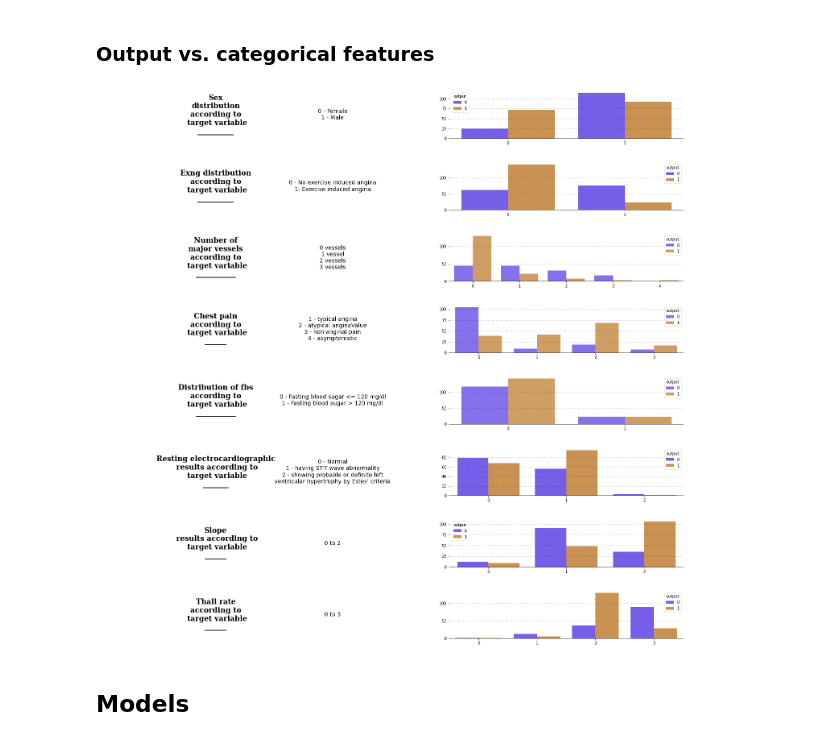
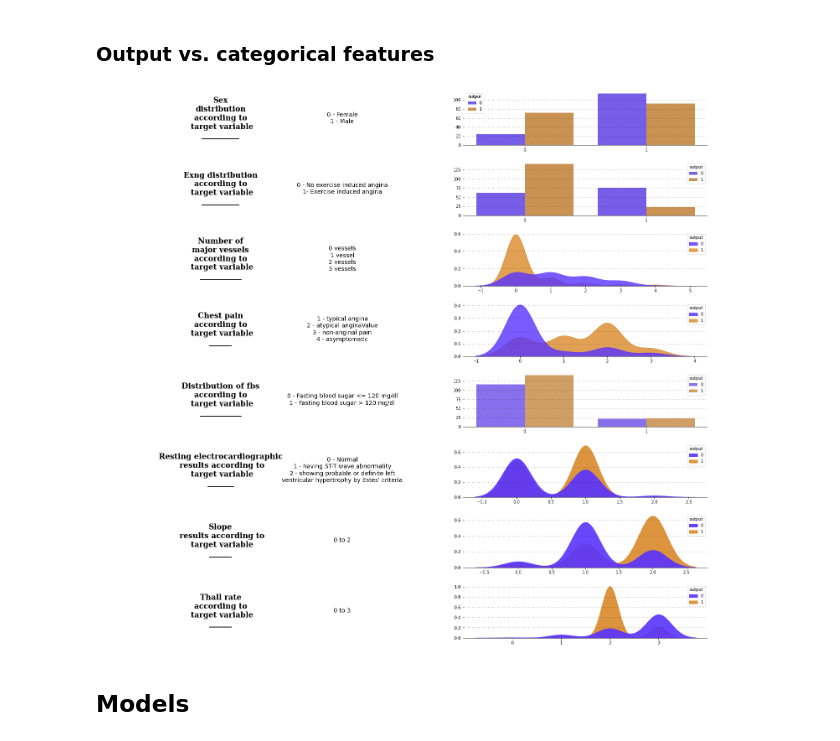
Before and after one commit to joaoreis16/heart_attack_prediction, a Jupyter notebook: code/main.ipynb, the cells around one changed output. Saved outputs shown, nothing was run; the diff lists cells and outputs as text; code cells hidden in the pictures.

```diff
--- a/code/main.ipynb
+++ b/code/main.ipynb
@@ -284,10 +284,10 @@ for s in ["top","right","left"]:
 
 ### Output vs. continuous features
 # %%
-fig = plt.figure(figsize=(20,16))
+fig = plt.figure(figsize=(18,15))
 
 grid = fig.add_gridspec(5,2)
-grid.update(wspace=0.5, hspace=0.25)
+grid.update(wspace=0.25, hspace=0.25)
 ax0 = fig.add_subplot(grid[0,0])
 ax1 = fig.add_subplot(grid[0,1])
 ax2 = fig.add_subplot(grid[1,0])
@@ -334,10 +334,10 @@ for s in ["top","right","left"]:
 # %% [markdown]
 ### Output vs. categorical features
 # %%
-fig = plt.figure(figsize=(26,25))
+fig = plt.figure(figsize=(26,24))
 
 grid = fig.add_gridspec(8,2)
-grid.update(wspace=0.5, hspace=0.5)
+grid.update(wspace=0.5, hspace=0.3)
 ax0 = fig.add_subplot(grid[0,0])
 ax1 = fig.add_subplot(grid[0,1])
 ax2 = fig.add_subplot(grid[1,0])
@@ -542,7 +542,7 @@ ax12.text(1,.5,"0 to 2",
 
 # slp
 ax13.grid(color='#000000', linestyle=':', axis='y', zorder=0,  dashes=(1,5))
-sns.kdeplot(ax=ax13, data=data,x='slp',hue='output',palette=["#5833ff","#da8829"], alpha=0.9)
+sns.kdeplot(ax=ax13, data=data,x='slp',hue='output',fill=True,palette=["#5833ff","#da8829"], alpha=0.9)
 ax13.set_xlabel("")
 ax13.set_ylabel("")
 
@@ -551,35 +551,35 @@ ax13.set_ylabel("")
 # thall title
 ax14.text(0.5,0.5,"Thall rate\naccording to\n target variable\n______",
         horizontalalignment = 'center',
         verticalalignment = 'center',
         fontsize = 18,
         fontweight='bold',
         fontfamily='serif',
         color='#000000')
 ax14.spines["bottom"].set_visible(False)
 ax14.set_xticklabels([])
 ax14.set_yticklabels([])
 ax14.tick_params(left=False, bottom=False)
 
 ax14.text(1,.5,"0 to 3",
         horizontalalignment = 'center',
          verticalalignment = 'center',
         fontsize = 14
         )
 
 
 # thall
 ax15.grid(color='#000000', linestyle=':', axis='y', zorder=0,  dashes=(1,5))
-sns.kdeplot(ax=ax15, data=data,x='thall',hue='output',palette=["#5833ff","#da8829"], alpha=0.9)
+sns.kdeplot(ax=ax15, data=data,x='thall',fill=True,hue='output',palette=["#5833ff","#da8829"], alpha=0.9)
 ax15.set_xlabel("")
 ax15.set_ylabel("")
 
 
 for s in ["top","right","left"  ]:
     for ax in axes:
         ax.spines[s].set_visible(False)
 # %% [output]
-[figure, old version]
+[figure, new version]
 # %% [markdown]
 
 ## Models
```
Also changed, not shown: parts of 1 cell of this notebook.
